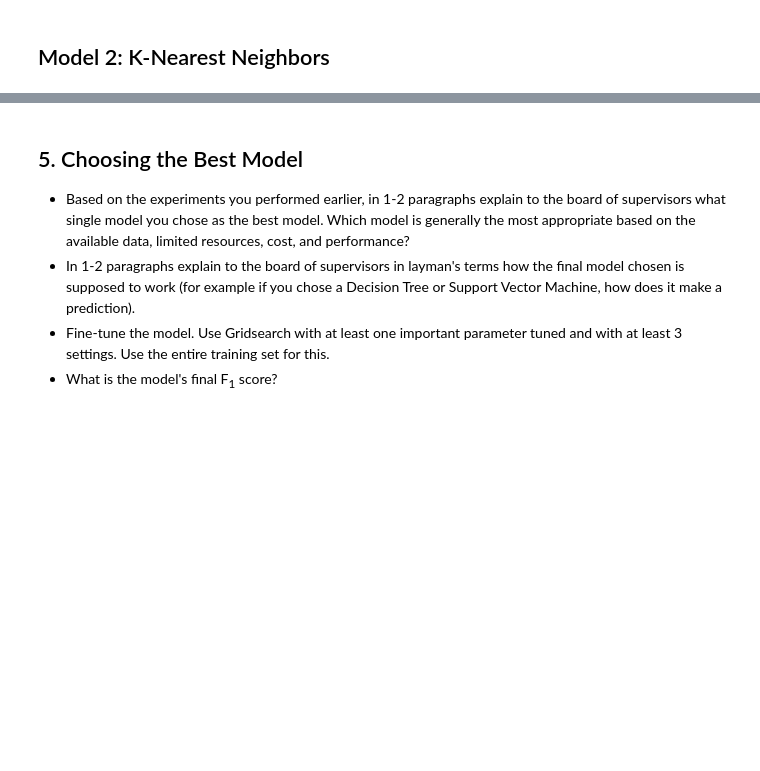
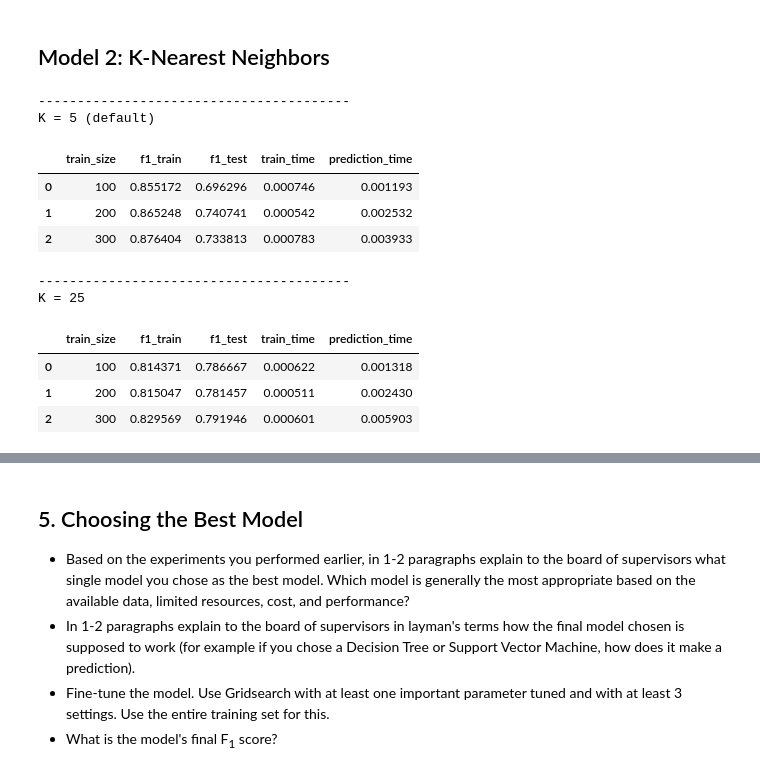
Before and after one commit to bastianl/machine-learning, a Jupyter notebook: projects/student_intervention/student_intervention.ipynb, the cells around one changed output, grey strips where cells are left out. Drawn from its saved outputs; the diff is of its cells as text; code cells hidden in the pictures; blank space fills up the shorter version.

```diff
--- a/projects/student_intervention/student_intervention.ipynb
+++ b/projects/student_intervention/student_intervention.ipynb
@@ -244,3 +262,30 @@ print([x for x in X_all.columns[clf.feature_importances_ != 0.]])
 > A Decision Tree Classifier was chosen for its simplicity and speed as a classifier. It is relatively easy to build and tune, and provides a quick way to identify the best splitting features and build a classifier. Identifying key splitting features in such a manner can simplify subsequent analysis. It seems as though 'failures' is the best feature to split on, and that we don't recieve benefit from splitting on other features thereafter.
 # %% [markdown]
 ## Model 2: K-Nearest Neighbors
+# %%
+from sklearn.neighbors import KNeighborsClassifier
+
+print("-" * 40)
+print("K = 5 (default)")
+clf = KNeighborsClassifier()
+
+display(train_and_evaluate_classifier(clf))
+
+print("-" * 40)
+print("K = 25")
+clf = KNeighborsClassifier(n_neighbors=25)
+
+display(train_and_evaluate_classifier(clf))
+# %% [output]
+----------------------------------------
+K = 5 (default)
+|  | train_size | f1_train | f1_test | train_time | prediction_time |
+| 0 | 100 | 0.855172 | 0.696296 | 0.000746 | 0.001193 |
+| 1 | 200 | 0.865248 | 0.740741 | 0.000542 | 0.002532 |
+| 2 | 300 | 0.876404 | 0.733813 | 0.000783 | 0.003933 |
+----------------------------------------
+K = 25
+|  | train_size | f1_train | f1_test | train_time | prediction_time |
+| 0 | 100 | 0.814371 | 0.786667 | 0.000622 | 0.001318 |
+| 1 | 200 | 0.815047 | 0.781457 | 0.000511 | 0.002430 |
+| 2 | 300 | 0.829569 | 0.791946 | 0.000601 | 0.005903 |
```
Also changed, not shown: parts of 24 cells of this notebook, 2 other files.
